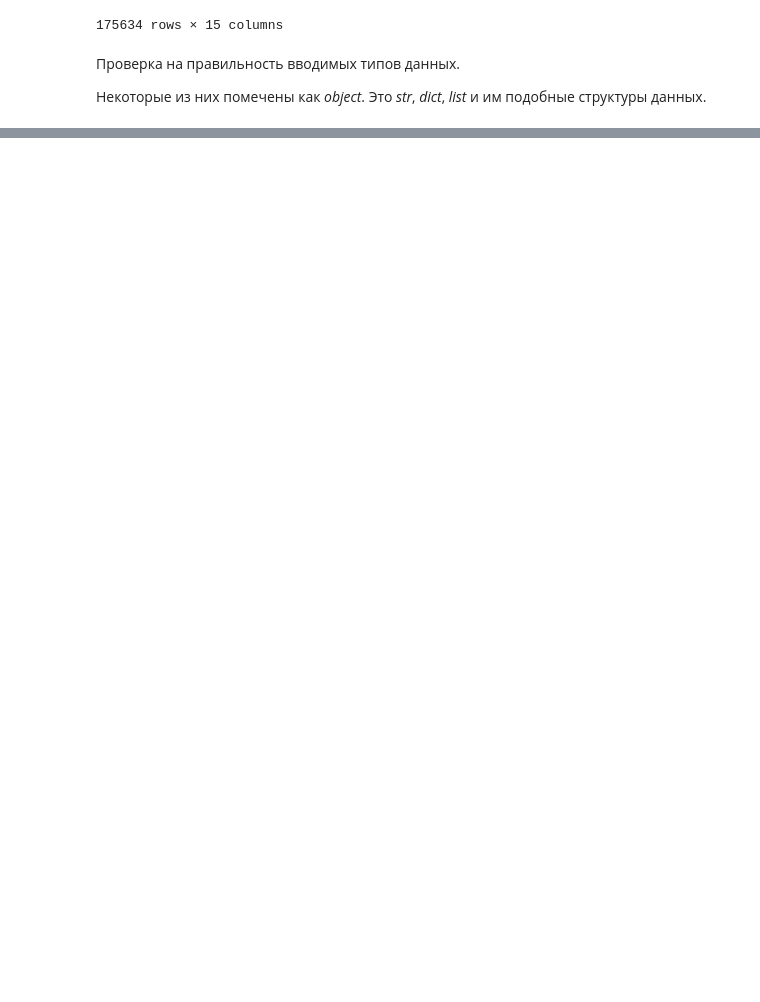
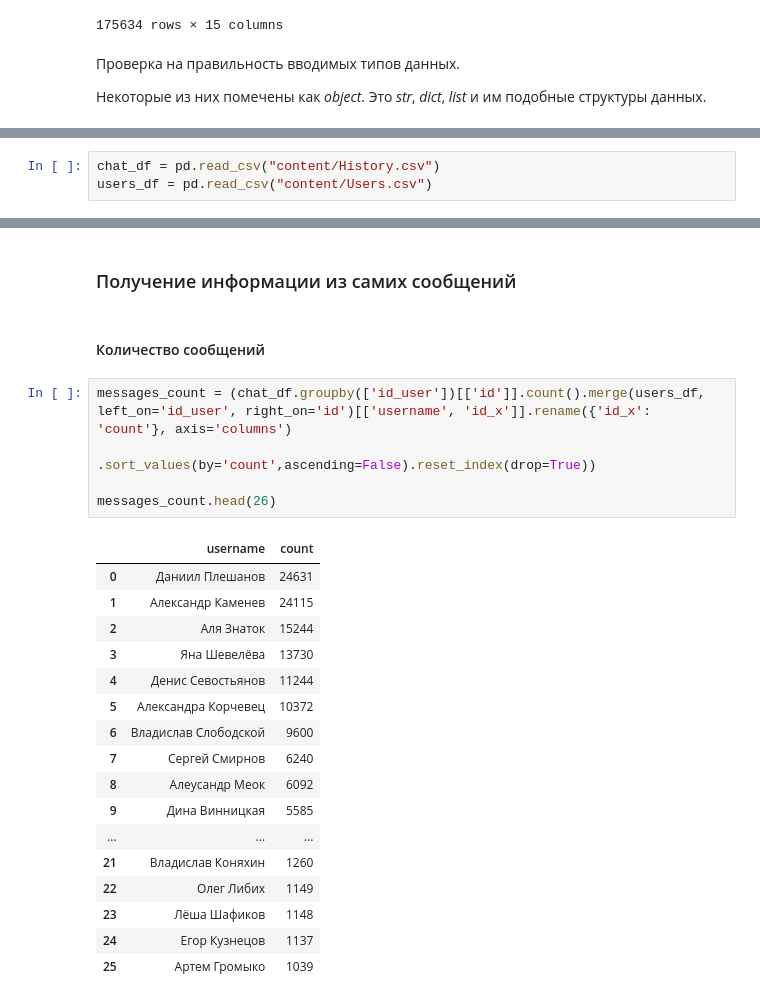
Before and after one commit to Jrol123/VK_stats, a Jupyter notebook: vk_stat.ipynb, the cells around one changed output, grey strips where cells are left out. Drawn from its saved outputs; the diff is of its cells as text; blank space fills up the shorter version.

Commit message:
Сделано несколько статистик
1. Количество сообщений от каждого из участников
2. Распределение сообщений по датам
3. Распределение сообщений по времени

```diff
--- a/vk_stat.ipynb
+++ b/vk_stat.ipynb
@@ -359,0 +357,3 @@ chat_df.to_csv()
+# %%
+chat_df = pd.read_csv("content/History.csv")
+users_df = pd.read_csv("content/Users.csv")
@@ -360 +397,29 @@ chat_df.to_csv()
+# %% [markdown]
+
+### Получение информации из самих сообщений
+# %% [markdown]
+#### Количество сообщений
+# %%
+messages_count = (chat_df.groupby(['id_user'])[['id']].count().merge(users_df, left_on='id_user', right_on='id')[['username', 'id_x']].rename({'id_x': 'count'}, axis='columns')
+                  .sort_values(by='count',ascending=False).reset_index(drop=True))
+
+messages_count.head(26)
+# %% [output]
+|  | username | count |
+| 0 | Даниил Плешанов | 24631 |
+| 1 | Александр Каменев | 24115 |
+| 2 | Аля Знаток | 15244 |
+| 3 | Яна Шевелёва | 13730 |
+| 4 | Денис Севостьянов | 11244 |
+| 5 | Александра Корчевец | 10372 |
+| 6 | Владислав Слободской | 9600 |
+| 7 | Сергей Смирнов | 6240 |
+| 8 | Алеусандр Меок | 6092 |
+| 9 | Дина Винницкая | 5585 |
+| ... | ... | ... |
+| 21 | Владислав Коняхин | 1260 |
+| 22 | Олег Либих | 1149 |
+| 23 | Лёша Шафиков | 1148 |
+| 24 | Егор Кузнецов | 1137 |
+| 25 | Артем Громыко | 1039 |
 # %%
```
Also changed, not shown: parts of 13 cells of this notebook, 1 other file.
